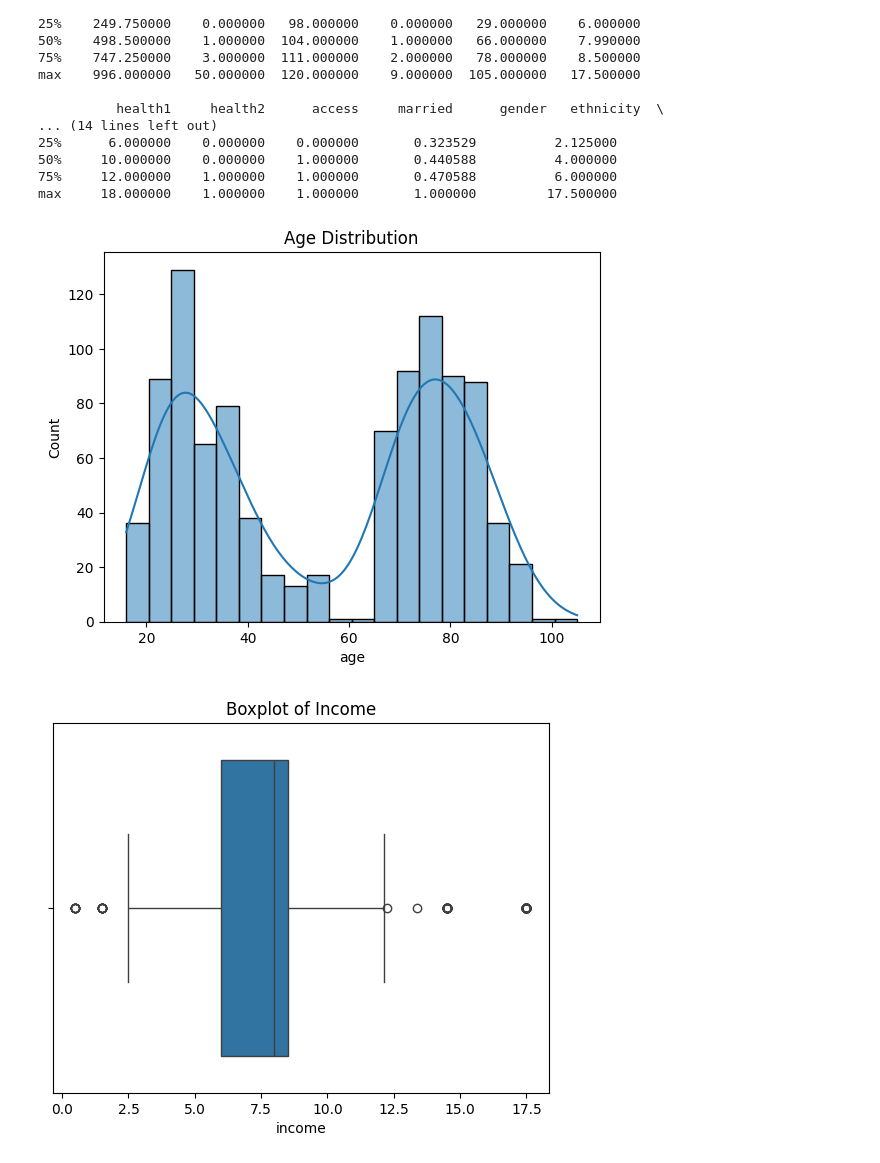
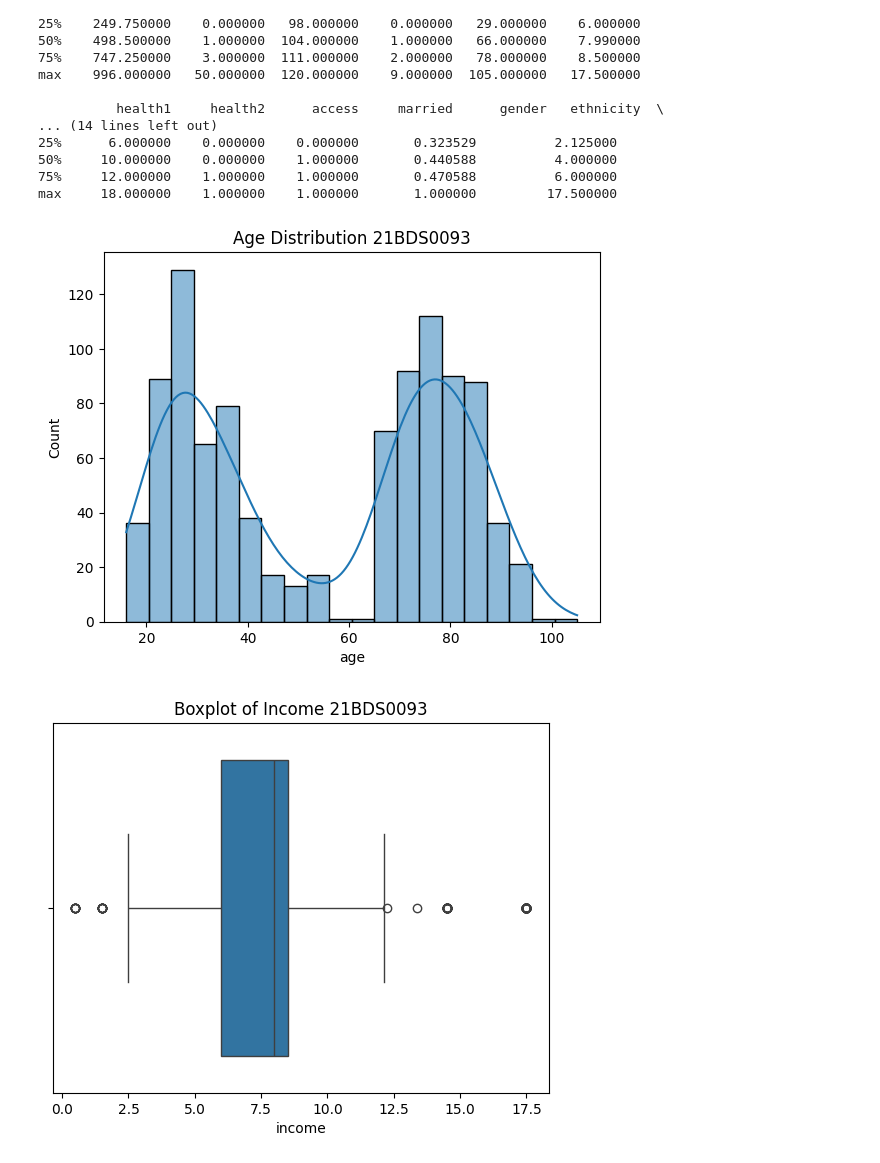
Before and after one commit to Rishzbh/EDA, a Jupyter notebook: 21BDS0093.ipynb, the cells around one changed output. Drawn from its saved outputs; the diff is of its cells as text; code cells hidden in the pictures.

```diff
--- a/21BDS0093.ipynb
+++ b/21BDS0093.ipynb
@@ -135,15 +135,15 @@ max     18.000000    1.000000    1.000000       1.000000         17.500000
 # %%
 # ================== UNIVARIATE ANALYSIS ==================
 sns.histplot(data['age'], bins=20, kde=True)
-plt.title("Age Distribution")
+plt.title("Age Distribution 21BDS0093")
 plt.show()
 # %% [output]
-[figure, old version]
+[figure, new version]
 # %%
 sns.boxplot(x=data['income'])
-plt.title("Boxplot of Income")
+plt.title("Boxplot of Income 21BDS0093")
 plt.show()
 # %% [output]
-[figure, old version]
+[figure, new version]
 # %%
 sns.kdeplot(data['children'], fill=True)
```
Also changed, not shown: parts of 7 cells of this notebook.
